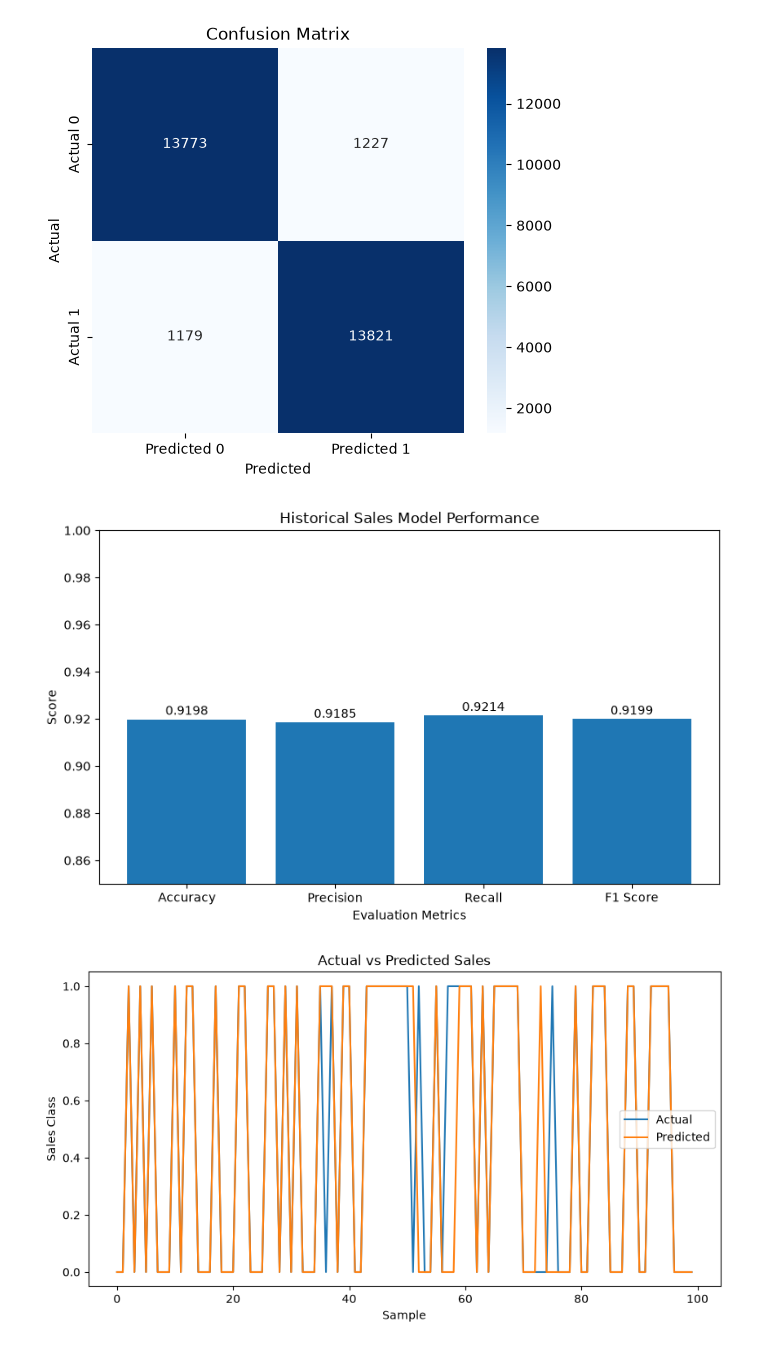
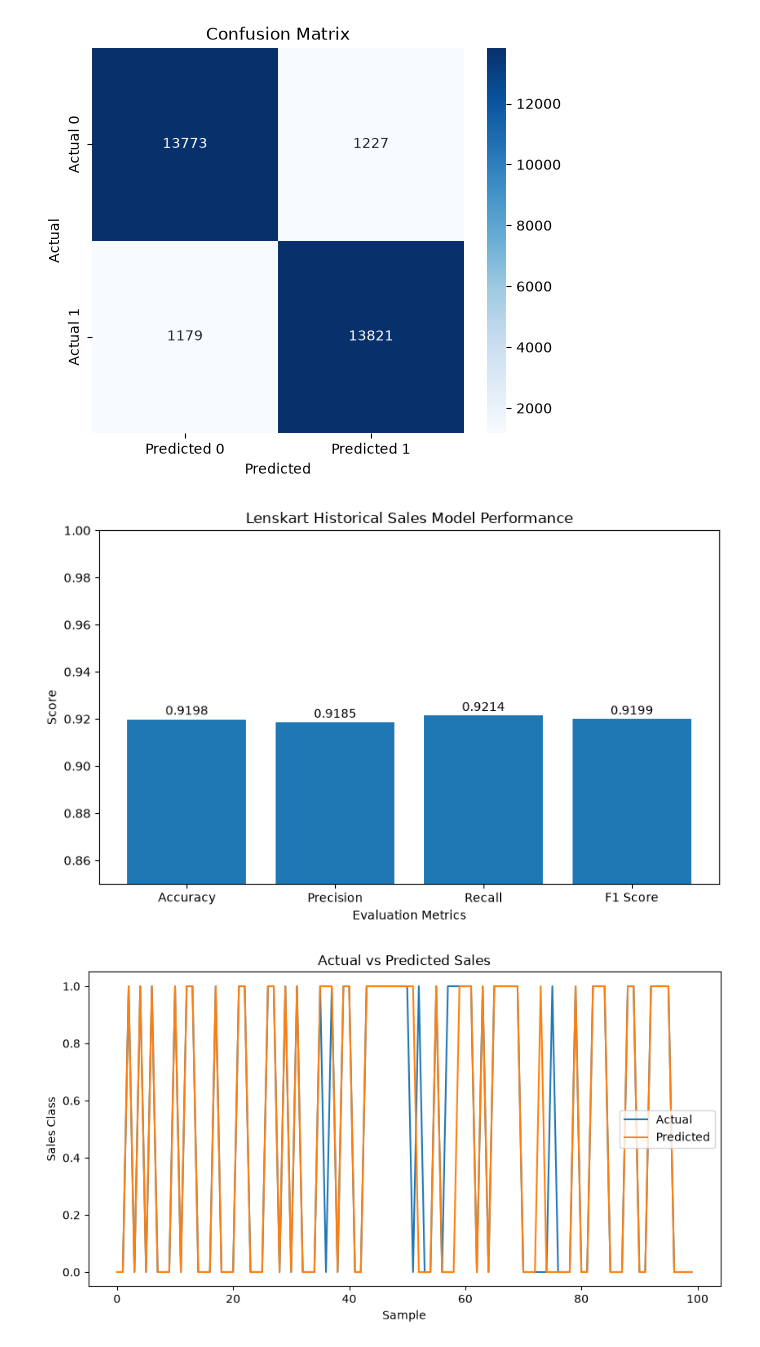
Before and after one commit to anutr3152-sudo/Sales-forecast, a Jupyter notebook: model train.ipynb, the cells around one changed output. Cells and saved outputs as stored; diff of their text form; code cells hidden in the pictures.

```diff
--- a/model train.ipynb
+++ b/model train.ipynb
@@ -132,33 +132,33 @@ plt.show()
 # %%
 import matplotlib.pyplot as plt
 
 # Model evaluation values
 metrics = ["Accuracy", "Precision", "Recall", "F1 Score"]
 scores = [0.9198, 0.9185, 0.9214, 0.9199]
 
 # Create bar chart
 plt.figure(figsize=(8, 5))
 
 bars = plt.bar(metrics, scores)
 
 # Add values on top of bars
 for bar, score in zip(bars, scores):
     plt.text(
         bar.get_x() + bar.get_width() / 2,
         score + 0.002,
         f"{score:.4f}",
         ha="center"
     )
 
-plt.title("Historical Sales Model Performance")
+plt.title("Lenskart Historical Sales Model Performance")
 plt.xlabel("Evaluation Metrics")
 plt.ylabel("Score")
 plt.ylim(0.85, 1.0)
 
 plt.tight_layout()
 plt.show()
 # %% [output]
-[figure, old version]
+[figure, new version]
 # %%
 plt.figure(figsize=(10, 5))
 
```
